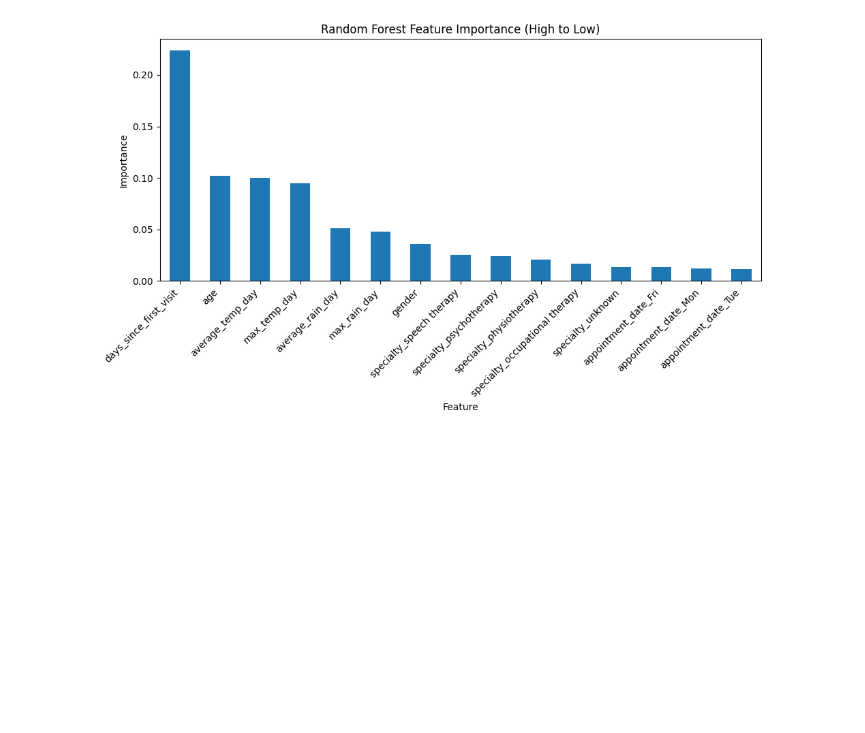
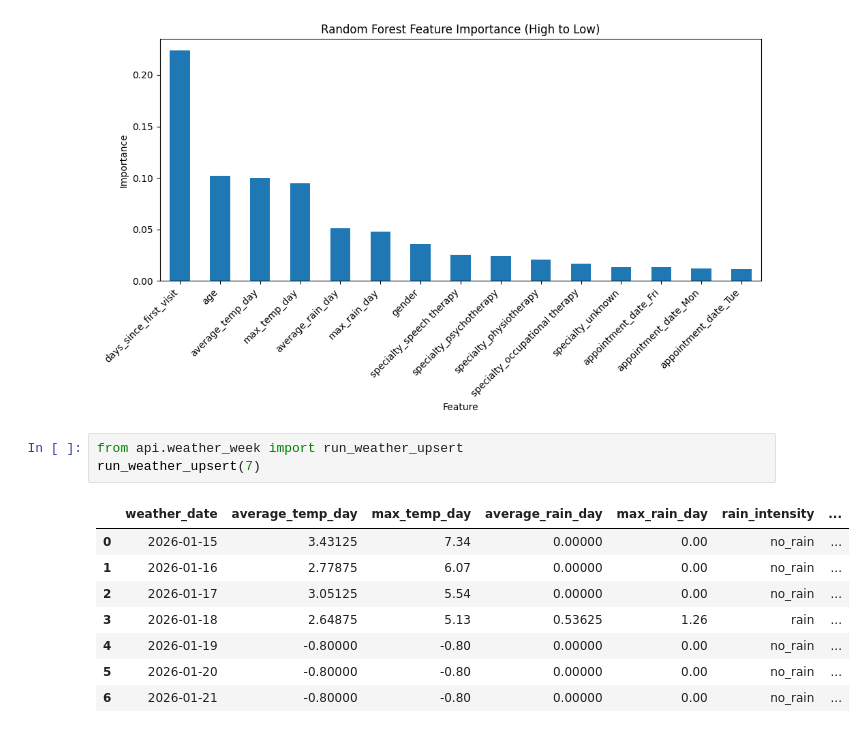
Before and after one commit to SKNETWORKS-FAMILY-AICAMP/SKN23-2nd-2Team, a Jupyter notebook: src/check.ipynb, the cells around one changed output. Drawn from its saved outputs; the diff is of its cells as text; blank space fills up the shorter version.

```diff
--- a/src/check.ipynb
+++ b/src/check.ipynb
@@ -285,3 +286,15 @@ plt.tight_layout()
 plt.show()
 # %% [output]
 [figure]
+# %%
+from api.weather_week import run_weather_upsert
+run_weather_upsert(7)
+# %% [output]
+|  | weather_date | average_temp_day | max_temp_day | average_rain_day | max_rain_day | rain_intensity | ... |
+| 0 | 2026-01-15 | 3.43125 | 7.34 | 0.00000 | 0.00 | no_rain | ... |
+| 1 | 2026-01-16 | 2.77875 | 6.07 | 0.00000 | 0.00 | no_rain | ... |
+| 2 | 2026-01-17 | 3.05125 | 5.54 | 0.00000 | 0.00 | no_rain | ... |
+| 3 | 2026-01-18 | 2.64875 | 5.13 | 0.53625 | 1.26 | rain | ... |
+| 4 | 2026-01-19 | -0.80000 | -0.80 | 0.00000 | 0.00 | no_rain | ... |
+| 5 | 2026-01-20 | -0.80000 | -0.80 | 0.00000 | 0.00 | no_rain | ... |
+| 6 | 2026-01-21 | -0.80000 | -0.80 | 0.00000 | 0.00 | no_rain | ... |
```
Also changed, not shown: parts of 1 cell of this notebook.
